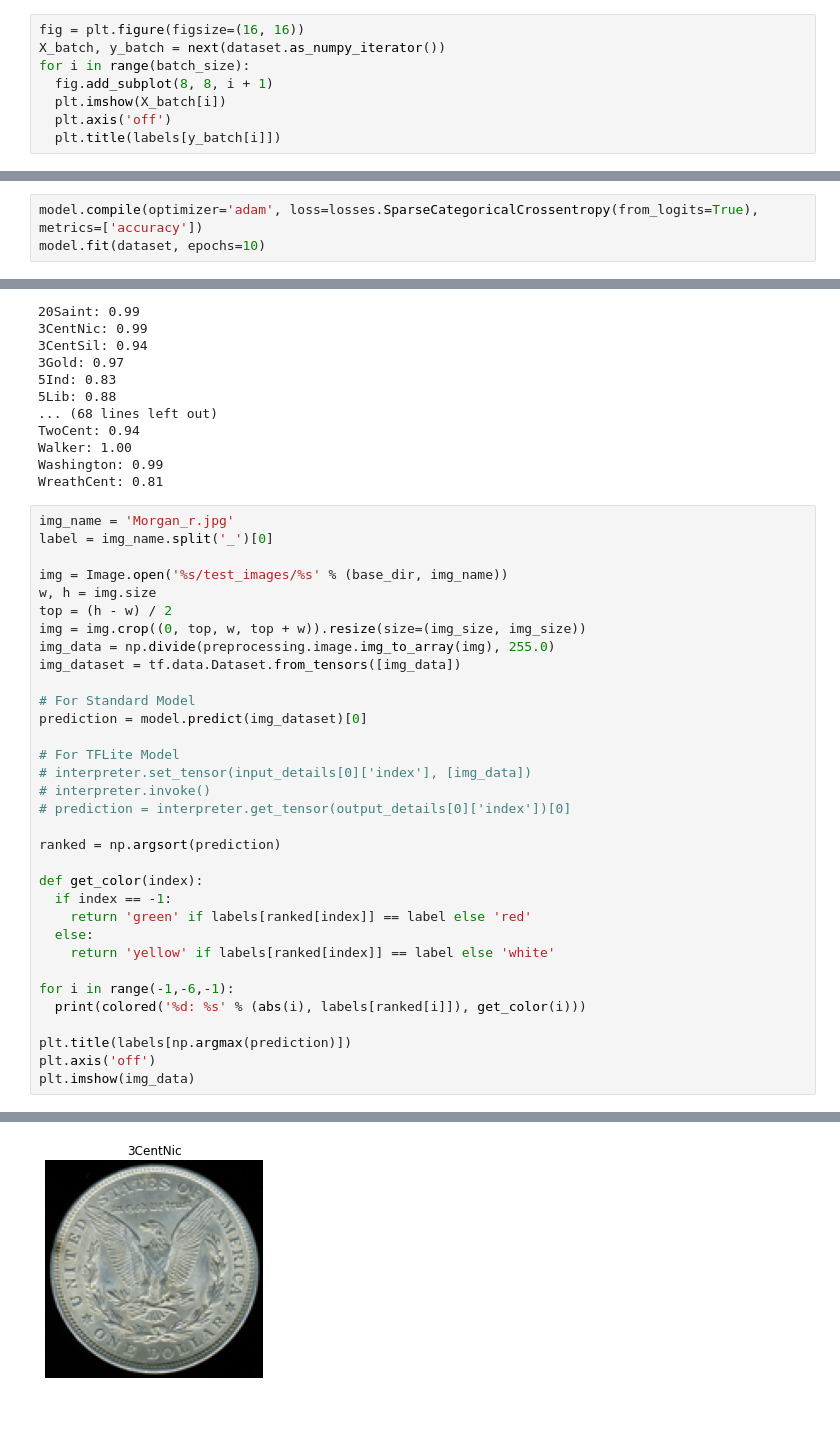
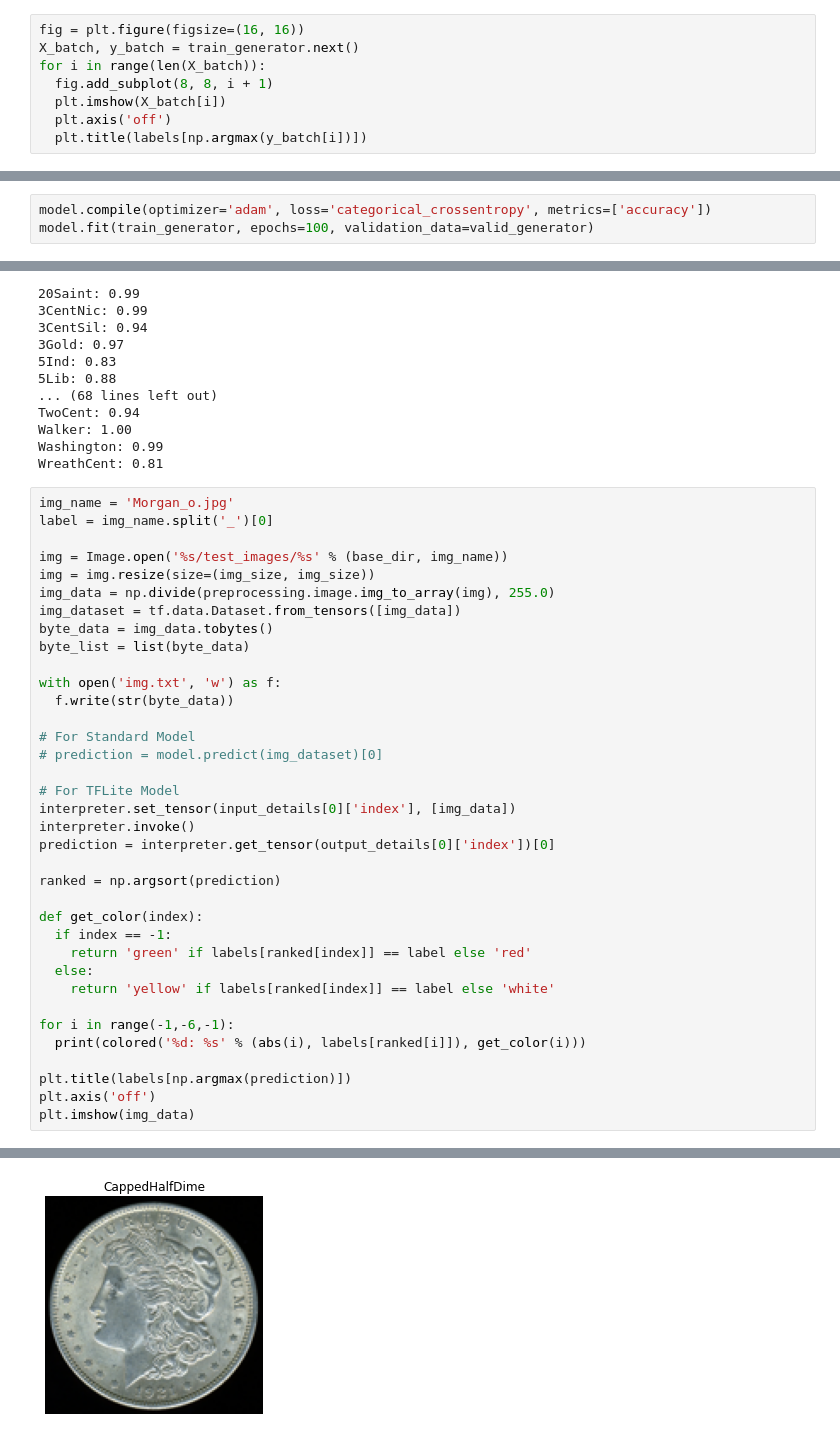
Before and after one commit to PScottZero/Numismatic, a Jupyter notebook: coin_classifier/coin_classifier.ipynb, the cells around one changed output, grey strips where cells are left out. Saved outputs shown, nothing was run; the diff lists cells and outputs as text.

```diff
--- a/coin_classifier/coin_classifier.ipynb
+++ b/coin_classifier/coin_classifier.ipynb
@@ -87,10 +65,10 @@ Found 4070 files belonging to 84 classes.
 # Display Coin Images:
 # %%
 fig = plt.figure(figsize=(16, 16))
-X_batch, y_batch = next(dataset.as_numpy_iterator())
-for i in range(batch_size):
+X_batch, y_batch = train_generator.next()
+for i in range(len(X_batch)):
   fig.add_subplot(8, 8, i + 1)
   plt.imshow(X_batch[i])
   plt.axis('off')
-  plt.title(labels[y_batch[i]])
+  plt.title(labels[np.argmax(y_batch[i])])
 # %% [output]
@@ -139,5 +119,5 @@ _________________________________________________________________
 # %% [markdown]
 # Train Model:
 # %%
-model.compile(optimizer='adam', loss=losses.SparseCategoricalCrossentropy(from_logits=True), metrics=['accuracy'])
-model.fit(dataset, epochs=10)
+model.compile(optimizer='adam', loss='categorical_crossentropy', metrics=['accuracy'])
+model.fit(train_generator, epochs=100, validation_data=valid_generator)
@@ -217,23 +215,26 @@ Walker: 1.00
 Washington: 0.99
 WreathCent: 0.81
 # %%
-img_name = 'Morgan_r.jpg'
+img_name = 'Morgan_o.jpg'
 label = img_name.split('_')[0]
 
 img = Image.open('%s/test_images/%s' % (base_dir, img_name))
-w, h = img.size
-top = (h - w) / 2
-img = img.crop((0, top, w, top + w)).resize(size=(img_size, img_size))
+img = img.resize(size=(img_size, img_size))
 img_data = np.divide(preprocessing.image.img_to_array(img), 255.0)
 img_dataset = tf.data.Dataset.from_tensors([img_data])
+byte_data = img_data.tobytes()
+byte_list = list(byte_data)
+
+with open('img.txt', 'w') as f:
+  f.write(str(byte_data))
 
 # For Standard Model
-prediction = model.predict(img_dataset)[0]
+# prediction = model.predict(img_dataset)[0]
 
 # For TFLite Model
-# interpreter.set_tensor(input_details[0]['index'], [img_data])
-# interpreter.invoke()
-# prediction = interpreter.get_tensor(output_details[0]['index'])[0]
+interpreter.set_tensor(input_details[0]['index'], [img_data])
+interpreter.invoke()
+prediction = interpreter.get_tensor(output_details[0]['index'])[0]
 
 ranked = np.argsort(prediction)
 
@@ -258,2 +260,2 @@ plt.imshow(img_data)
 <matplotlib.image.AxesImage at 0x...>
-[figure, old version]
+[figure, new version]
```
Also changed, not shown: parts of 8 cells of this notebook, 16 other files.
